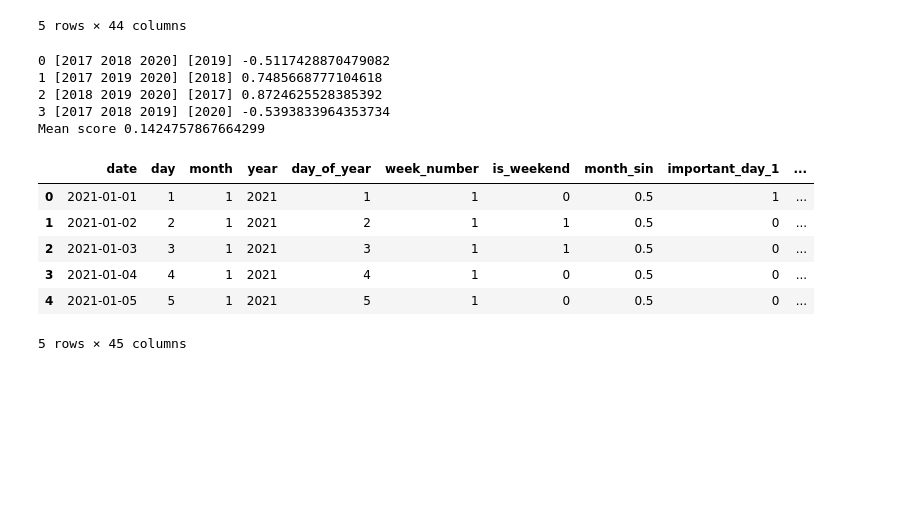
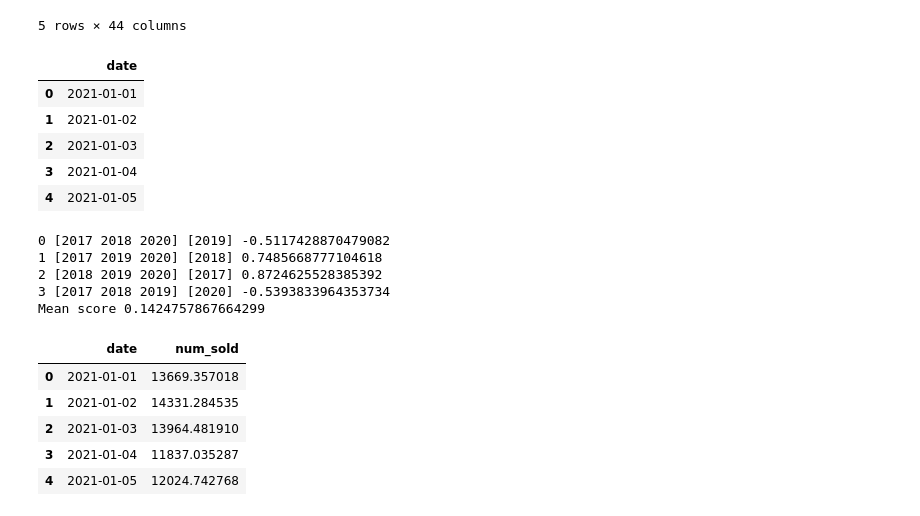
Before and after one commit to Bakhtaki/Kaggle-Competitions, a Jupyter notebook: tp-sep-2022.ipynb, the cells around one changed output. Drawn from its saved outputs; the diff is of its cells as text; code cells hidden in the pictures; blank space fills up the shorter version.

```diff
--- a/tp-sep-2022.ipynb
+++ b/tp-sep-2022.ipynb
@@ -784,3 +784,6 @@ extended_test.head()
 | 2 | 2021-01-03 |
 | 3 | 2021-01-04 |
 | 4 | 2021-01-05 |
+# %%
+all_test_dates  = extended_test.copy()
+all_test_dates.head()
@@ -935,6 +945,15 @@ extended_test.head()
 y = extended_train['num_sold']
 X = extended_train.drop(['date','month','num_sold'],axis=1)
 X_test = extended_test.drop(['date','month'],axis=1)
+# %%
+all_test_dates.head()
+# %% [output]
+|  | date |
+| 0 | 2021-01-01 |
+| 1 | 2021-01-02 |
+| 2 | 2021-01-03 |
+| 3 | 2021-01-04 |
+| 4 | 2021-01-05 |
 # %%
 preds_lst = []
 kf = GroupKFold(n_splits=4)
@@ -952,7 +971,7 @@ print("Mean score", np.mean(scores))
 preds_df = pd.DataFrame(np.column_stack(preds_lst))
 #average predictions from kfold
 preds_df['num_sold'] = preds_df.sum(axis = 1)/np.sum(weights)
-extended_test["num_sold"] = preds_df['num_sold']
+all_test_dates["num_sold"] = preds_df['num_sold']
 # %% [output]
 0 [2017 2018 2020] [2019] -0.5117428870479082
 1 [2017 2019 2020] [2018] 0.7485668777104618
@@ -960,12 +979,11 @@ extended_test["num_sold"] = preds_df['num_sold']
 3 [2017 2018 2019] [2020] -0.5393833964353734
 Mean score 0.1424757867664299
 # %%
-extended_test.head()
+all_test_dates.head()
 # %% [output]
-|  | date | day | month | year | day_of_year | week_number | is_weekend | month_sin | important_day_1 | ... |
-| 0 | 2021-01-01 | 1 | 1 | 2021 | 1 | 1 | 0 | 0.5 | 1 | ... |
-| 1 | 2021-01-02 | 2 | 1 | 2021 | 2 | 1 | 1 | 0.5 | 0 | ... |
-| 2 | 2021-01-03 | 3 | 1 | 2021 | 3 | 1 | 1 | 0.5 | 0 | ... |
-| 3 | 2021-01-04 | 4 | 1 | 2021 | 4 | 1 | 0 | 0.5 | 0 | ... |
-| 4 | 2021-01-05 | 5 | 1 | 2021 | 5 | 1 | 0 | 0.5 | 0 | ... |
+|  | date | num_sold |
+| 0 | 2021-01-01 | 13669.357018 |
+| 1 | 2021-01-02 | 14331.284535 |
+| 2 | 2021-01-03 | 13964.481910 |
+| 3 | 2021-01-04 | 11837.035287 |
+| 4 | 2021-01-05 | 12024.742768 |
-5 rows × 45 columns
```
Also changed, not shown: parts of 17 cells of this notebook.
